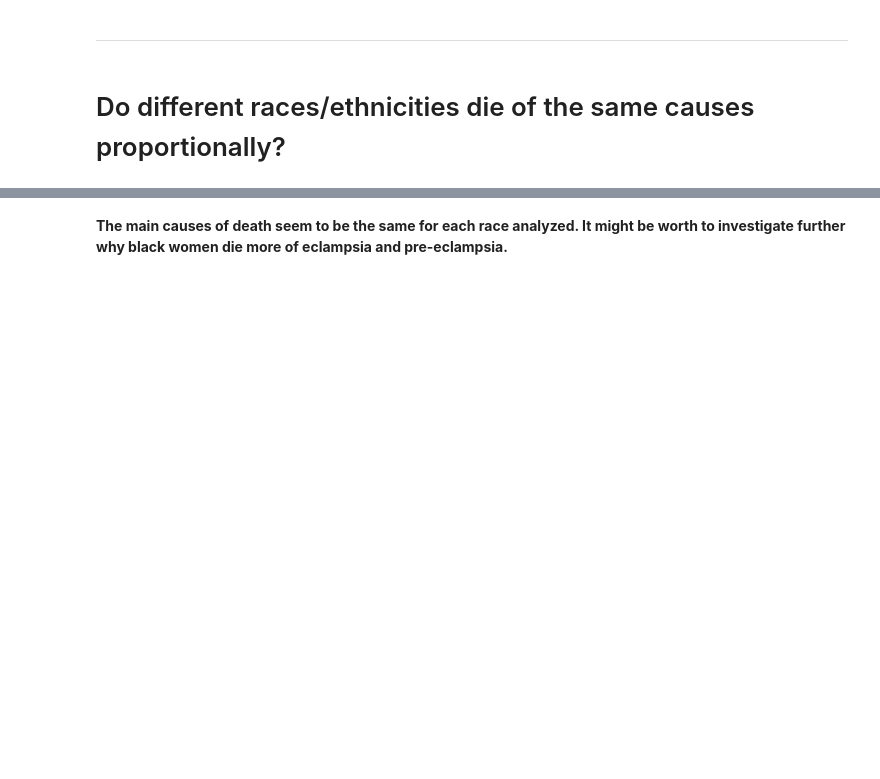
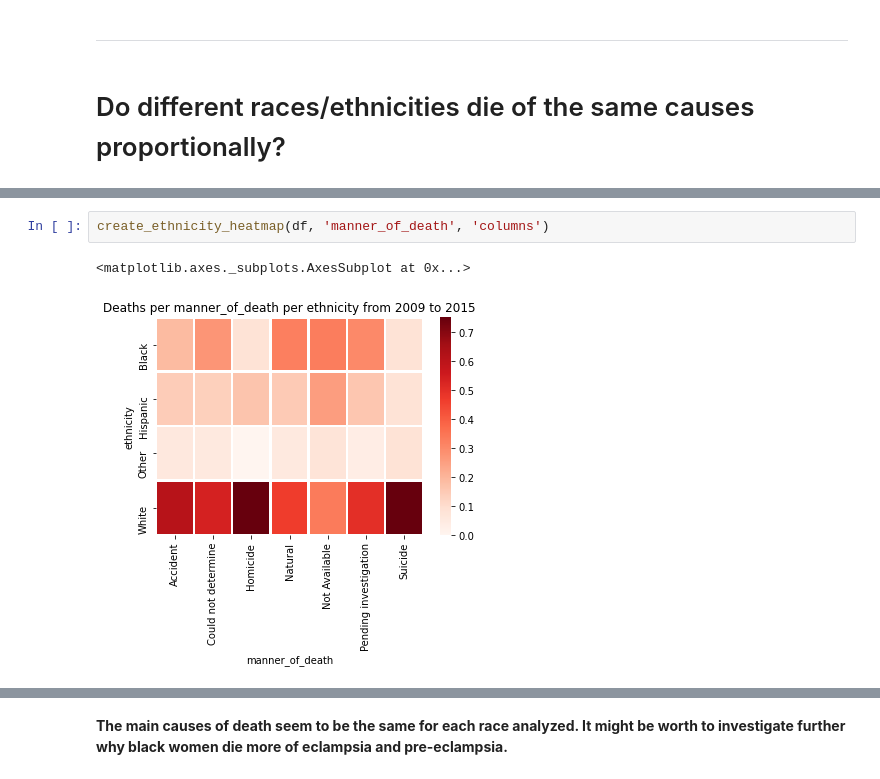
Before and after one commit to andrezafeu/maternal_mortality, a Jupyter notebook: EDA.ipynb, the cells around one changed output, grey strips where cells are left out. Drawn from its saved outputs; the diff is of its cells as text; blank space fills up the shorter version.

```diff
--- a/EDA.ipynb
+++ b/EDA.ipynb
@@ -428,4 +451,9 @@ create_ethnicity_heatmap(df, 'manner_of_death')
 # %% [output]
 <matplotlib.axes._subplots.AxesSubplot at 0x...>
 [figure]
+# %%
+create_ethnicity_heatmap(df, 'manner_of_death', 'columns')
+# %% [output]
+<matplotlib.axes._subplots.AxesSubplot at 0x...>
+[figure, added]
 # %%
```
Also changed, not shown: parts of 18 cells of this notebook, 1 other file.
